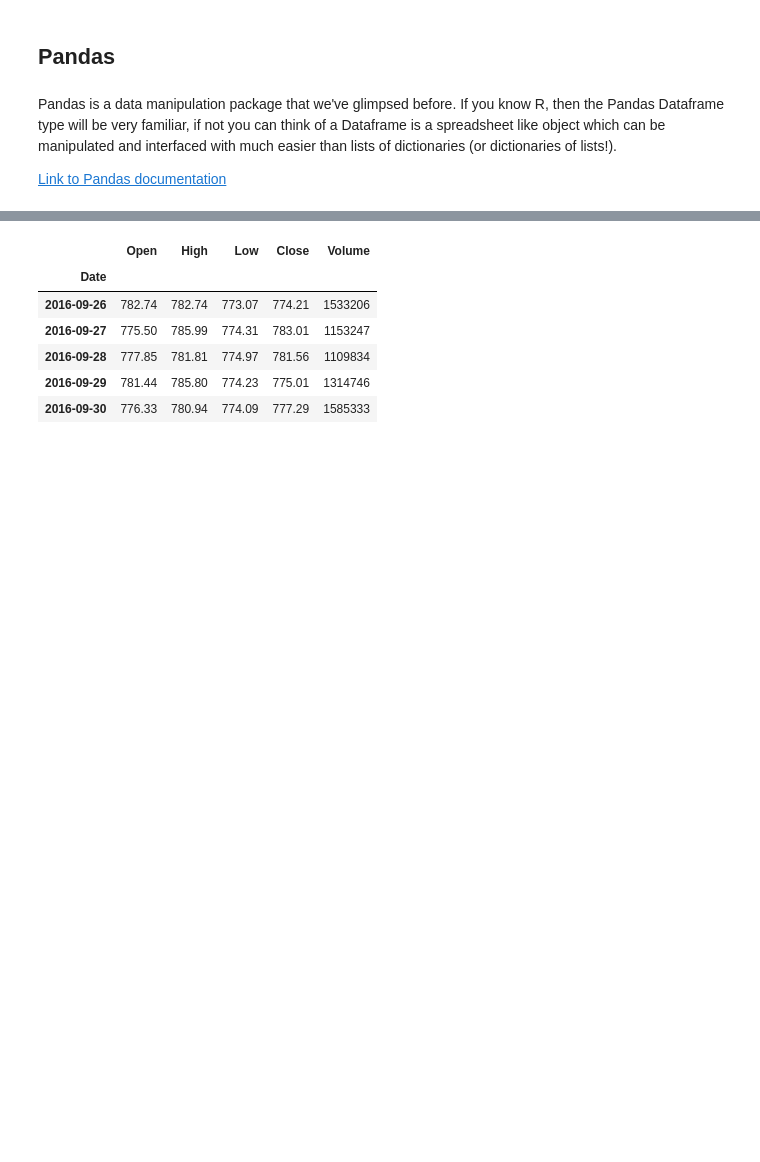
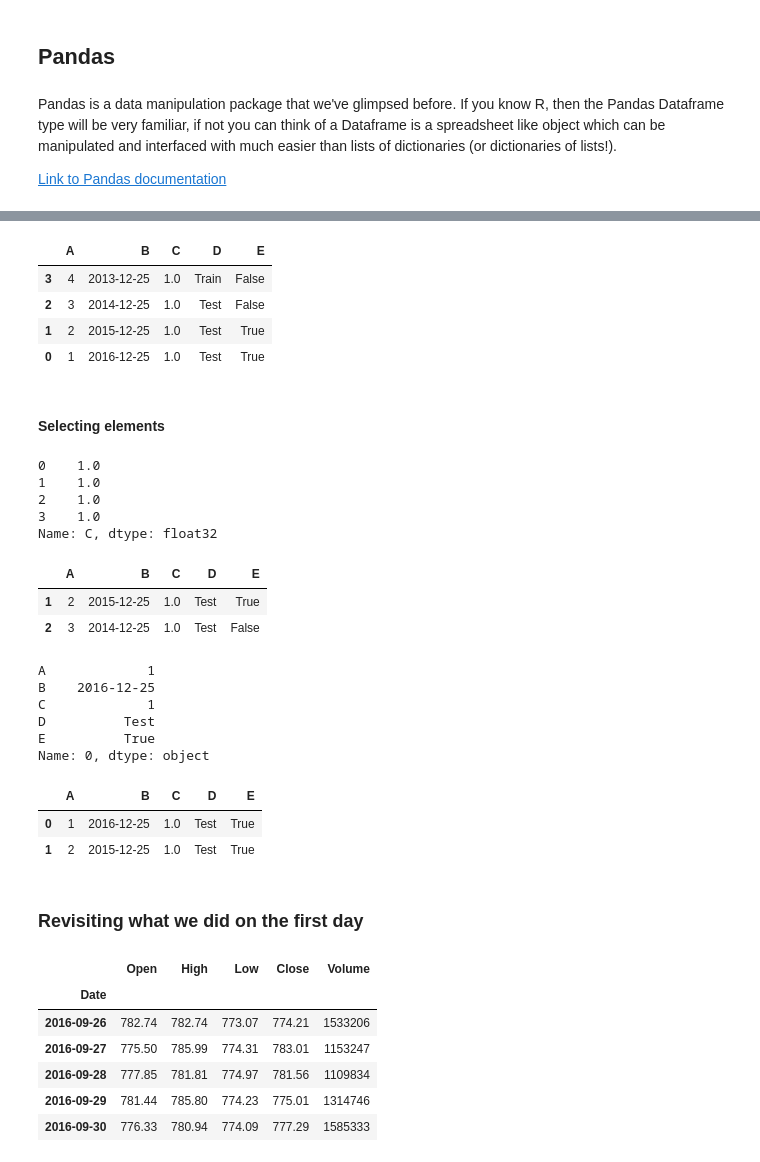
Before and after one commit to tomsherborne/learn-python, a Jupyter notebook: lesson6.ipynb, the cells around one changed output, grey strips where cells are left out. Saved outputs shown, nothing was run; the diff lists cells and outputs as text; code cells hidden in the pictures; blank space fills up the shorter version.

```diff
--- a/lesson6.ipynb
+++ b/lesson6.ipynb
@@ -321,3 +393,49 @@ Pandas is a data manipulation package that we've glimpsed before. If you know R,
+# %%
+df2.sort_values(by='B')
+# %% [output]
+|  | A | B | C | D | E |
+| 3 | 4 | 2013-12-25 | 1.0 | Train | False |
+| 2 | 3 | 2014-12-25 | 1.0 | Test | False |
+| 1 | 2 | 2015-12-25 | 1.0 | Test | True |
+| 0 | 1 | 2016-12-25 | 1.0 | Test | True |
+# %% [markdown]
+#### Selecting elements
+# %%
+# Use [] indexing and a column name to grab columns
+df2['C']
+# %% [output]
+0    1.0
+1    1.0
+2    1.0
+3    1.0
+Name: C, dtype: float32
+# %%
+# Use [] and row values to grab rows
+df2[1:3]
+# %% [output]
+|  | A | B | C | D | E |
+| 1 | 2 | 2015-12-25 | 1.0 | Test | True |
+| 2 | 3 | 2014-12-25 | 1.0 | Test | False |
+# %%
+# Or use .loc to retrieve specific values like the 0th row
+df2.loc[0]
+# %% [output]
+A             1
+B    2016-12-25
+C             1
+D          Test
+E          True
+Name: 0, dtype: object
+# %%
+# Or use loc and a condition
+
+df2.loc[df2['E']==True]
+# %% [output]
+|  | A | B | C | D | E |
+| 0 | 1 | 2016-12-25 | 1.0 | Test | True |
+| 1 | 2 | 2015-12-25 | 1.0 | Test | True |
+# %% [markdown]
+### Revisiting what we did on the first day
 # %%
 # Choose a stock
 ticker = 'GOOG'
```
Also changed, not shown: parts of 9 cells of this notebook.
